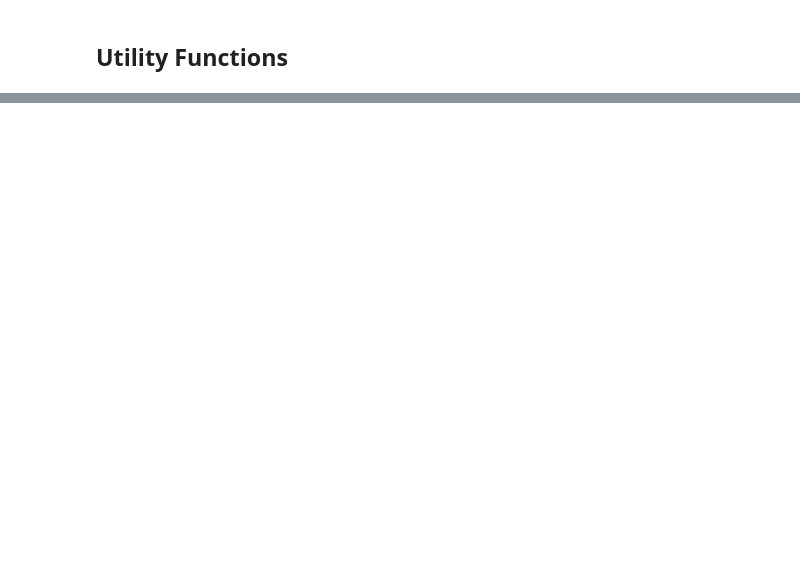
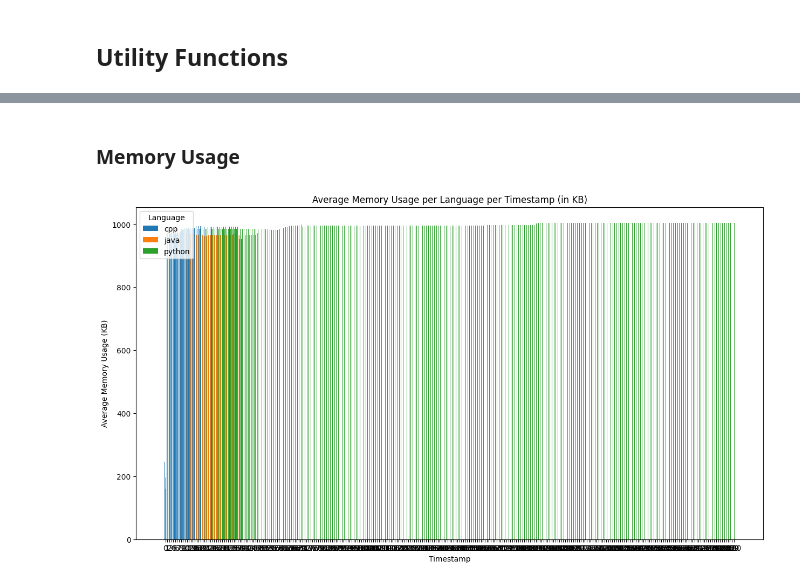
Before and after one commit to m4nv3ru/fm-ws23, a Jupyter notebook: fm.ipynb, the cells around one changed output, grey strips where cells are left out. Cells and saved outputs as stored; diff of their text form; code cells hidden in the pictures; blank space fills up the shorter version.

```diff
--- a/fm.ipynb
+++ b/fm.ipynb
@@ -57,0 +138,16 @@ def execute_and_monitor(command: str, cwd=None, interval=0.5):
+# %%
+data_rc_list = []
+
+for i in range(0, N):
+    for work_dir in work_dirs:
+        data = execute_and_monitor("make compile-run", work_dir, interval=0.1)
+        for ts, memory_usage in data['memory_usage_series']:
+            data_rc_list.append({
+                'Iteration': i,
+                'Language': work_dir[2:],
+                'Time': ts,
+                'Memory Usage': memory_usage,
+                'Execution Time': data['execution_time']
+            })
+
+benchmark_rc_df = pd.DataFrame(data_rc_list, columns=['Iteration', 'Language', 'Time', 'Memory Usage', 'Execution Time'])
@@ -57,0 +174,6 @@ def execute_and_monitor(command: str, cwd=None, interval=0.5):
+# %% [markdown]
+### Memory Usage
+# %%
+show_memory_usage(benchmark_rc_df)
+# %% [output]
+[figure, added]
```
Also changed, not shown: parts of 18 cells of this notebook, 4 other files.
